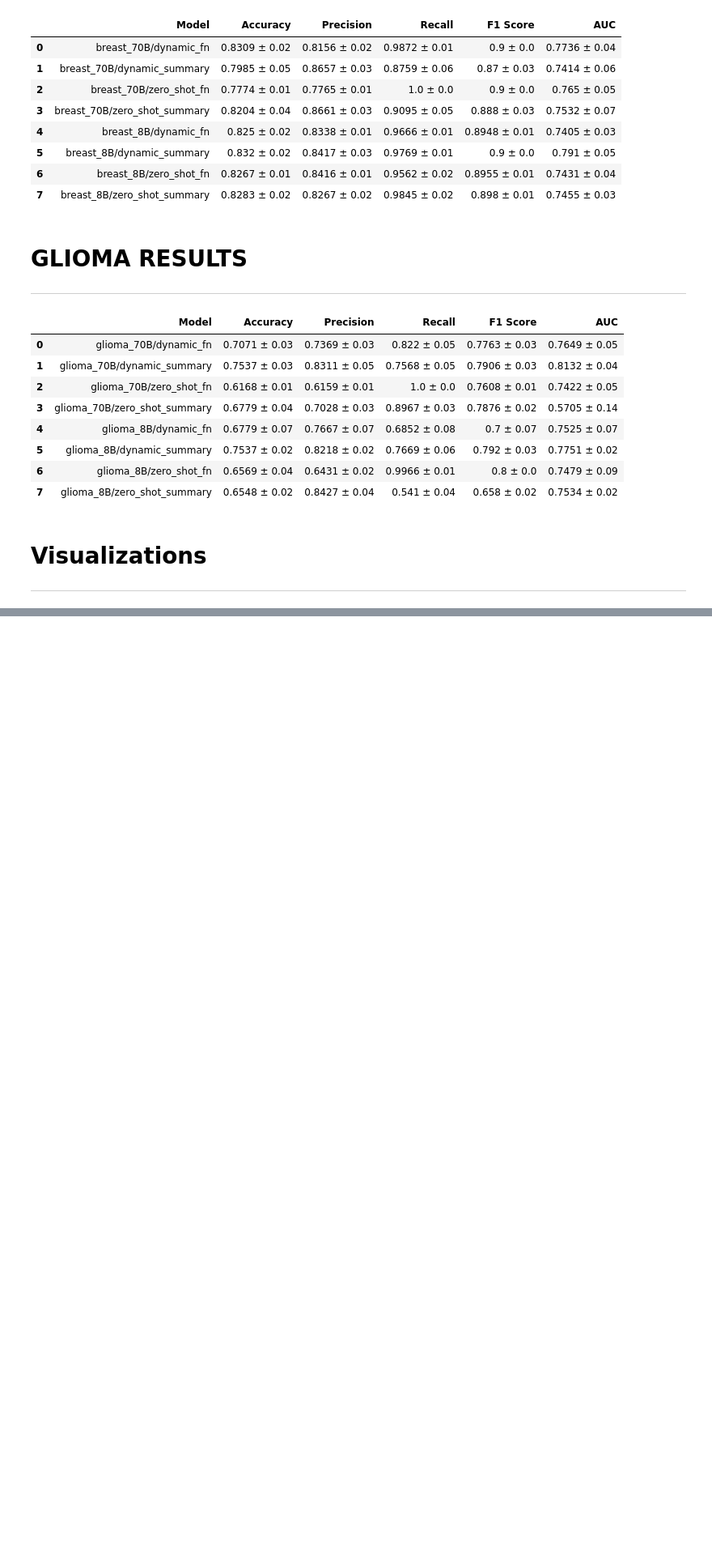
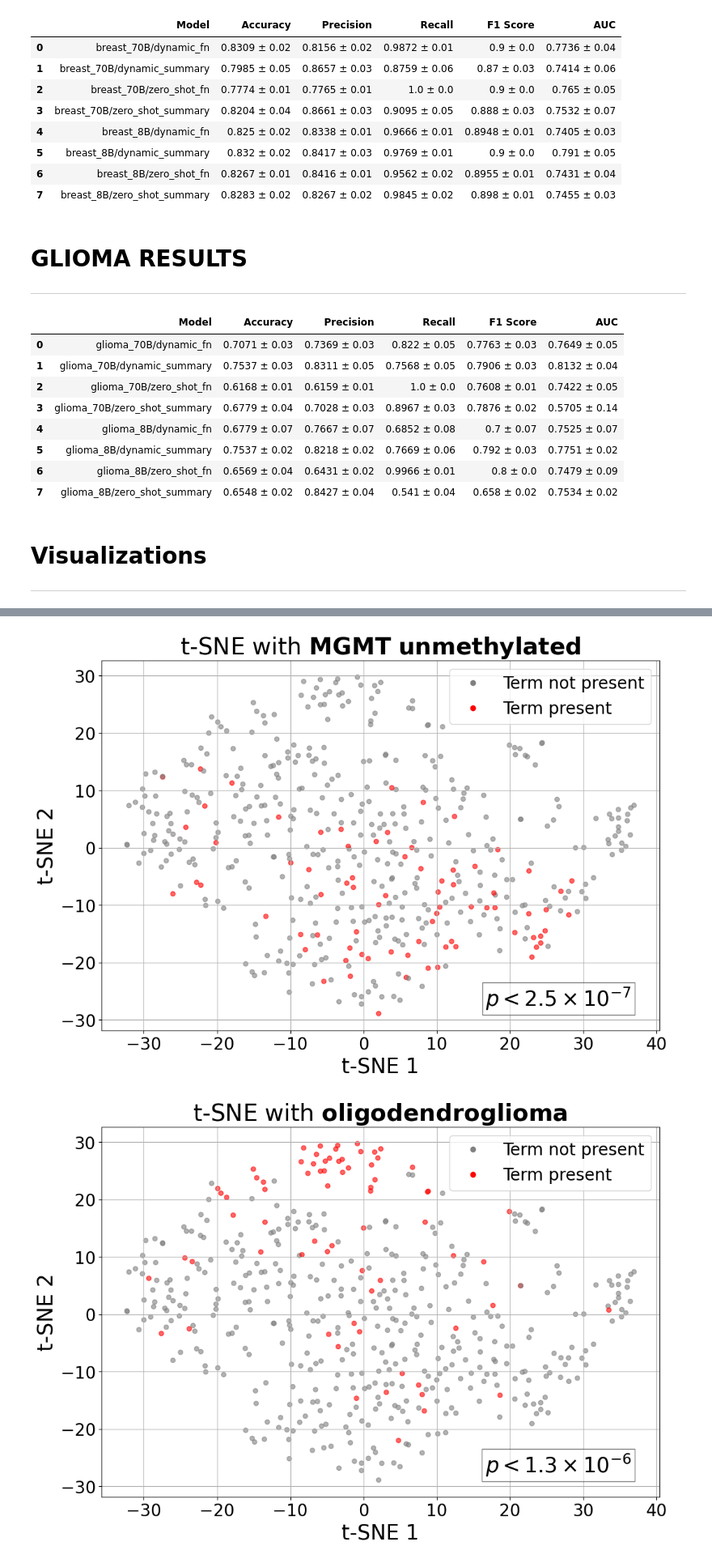
Before and after one commit to OncoNLP/DynamicPrompting-ICL, a Jupyter notebook: pipeline/RESULTS.ipynb, the cells around one changed output, grey strips where cells are left out. Shown at 81% size. Drawn from its saved outputs; the diff is of its cells as text; code cells hidden in the pictures; blank space fills up the shorter version.

```diff
--- a/pipeline/RESULTS.ipynb
+++ b/pipeline/RESULTS.ipynb
@@ -647,0 +830,27 @@ combined_df
+# %%
+keyword = ["unmethylated", "oligodendroglioma", "1p19q", "TERTp"]
+variations = [["unmethylated", "MGMT unmethylated", "non-methylated"], ["oligodendroglioma", "oligo"], ["co-del", "co-deletion", "oligo"], ["multifocal"]]
+term_name = ["MGMT unmethylated", "oligodendroglioma", "1p19q co-deletion", "multifocal"]
+
+patterns = []
+for i,x in enumerate(keyword):
+    patterns.append('|'.join([x] + variations[i]))
+# %%
+for i, p in enumerate(patterns):
+    data['term_present'] = data['text'].str.contains(p, case=False, na=False)
+    term_present_integers = data['term_present'].astype(int).values
+    overallsurvival_data = data['overallsurvival'].values
+    binary_outcome_data = data['label'].values
+    plot_tsne_with_term_and_p_value(
+        embeddings=np.array(embeddings),
+        term_presence=term_present_integers,
+        overallsurvival=overallsurvival_data,
+        binary_outcome=binary_outcome_data,
+        term_name=term_name[i],
+        perplexity=16,
+        learning_rate=3,
+        n_iter=2000
+    )
+# %% [output]
+[figure, added]
+[figure, added]
```
Also changed, not shown: parts of 31 cells of this notebook.
